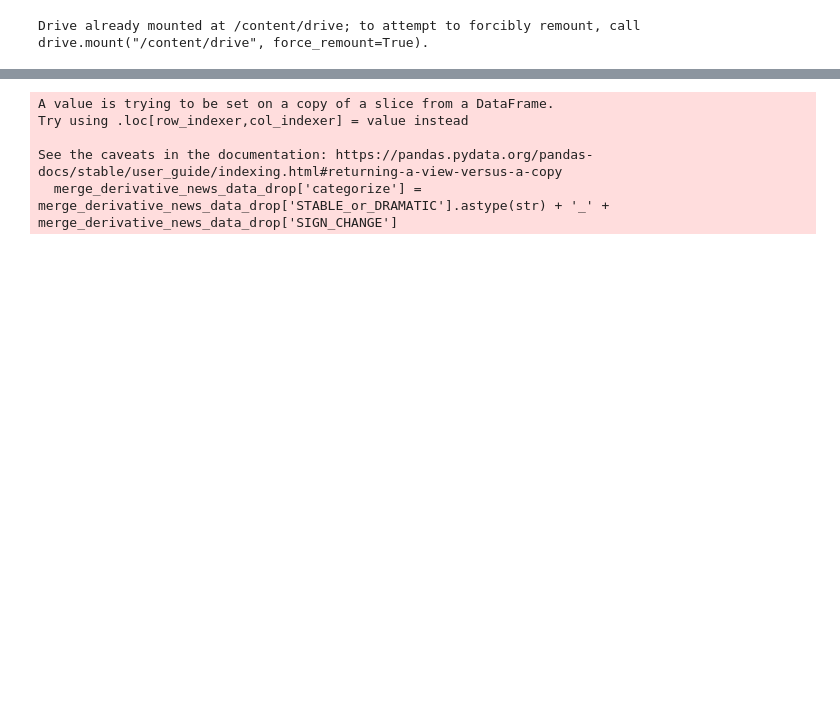
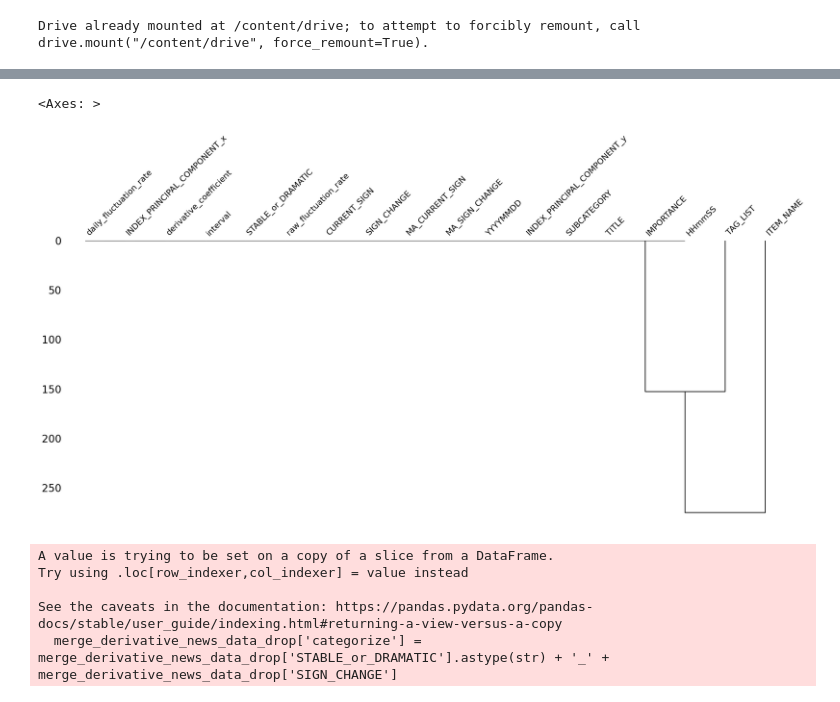
Before and after one commit to ksydata/MiraeAssetHackathon, a Jupyter notebook: [derivative_news_data]_2_AprioriRules.ipynb, the cells around one changed output, grey strips where cells are left out. Saved outputs shown, nothing was run; the diff lists cells and outputs as text; code cells hidden in the pictures; blank space fills up the shorter version.

```diff
--- a/[derivative_news_data]_2_AprioriRules.ipynb
+++ b/[derivative_news_data]_2_AprioriRules.ipynb
@@ -68 +86,6 @@ sorted_importance = merge_derivative_news_data.sort_values(by='IMPORTANCE', asce
+# %%
+msno.dendrogram(merge_derivative_news_data)
+# %% [output]
+<Axes: >
+[figure, added]
 # %%
```
Also changed, not shown: parts of 10 cells of this notebook.
